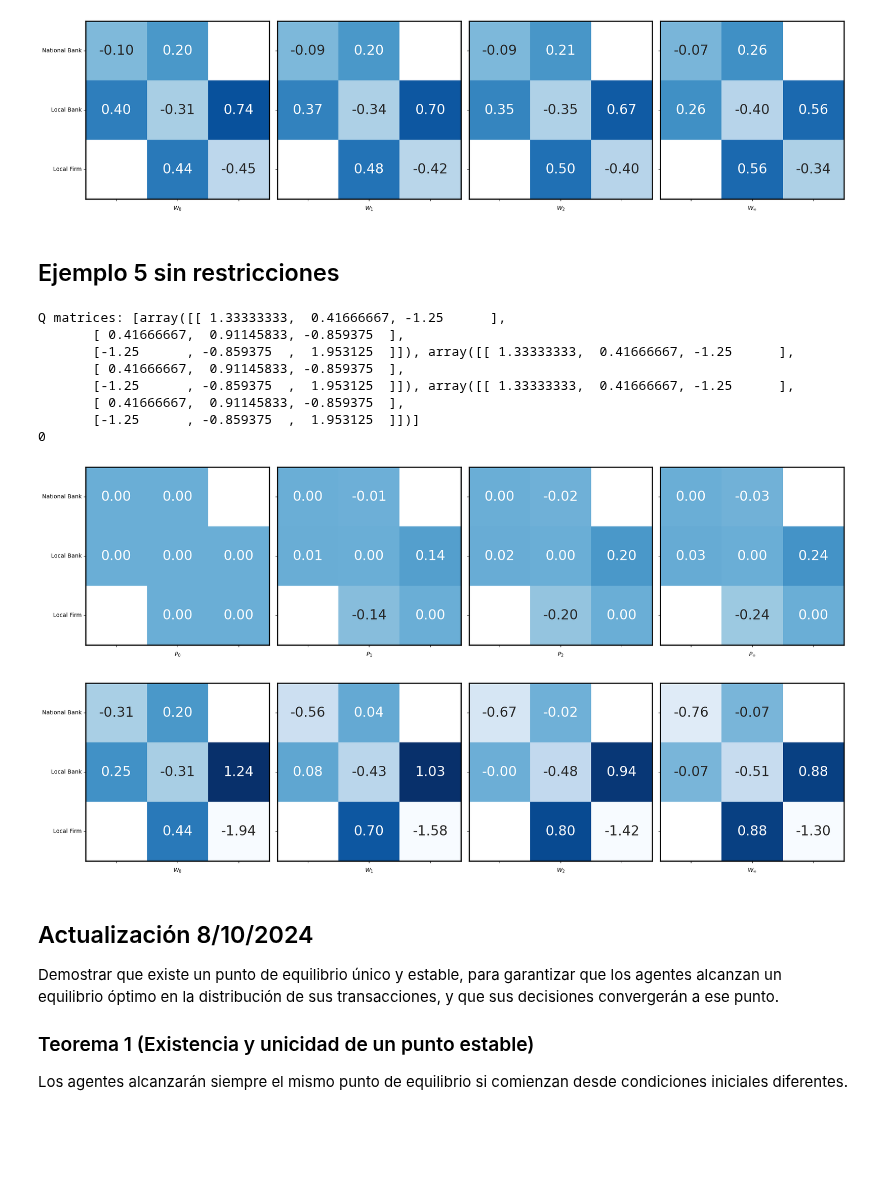
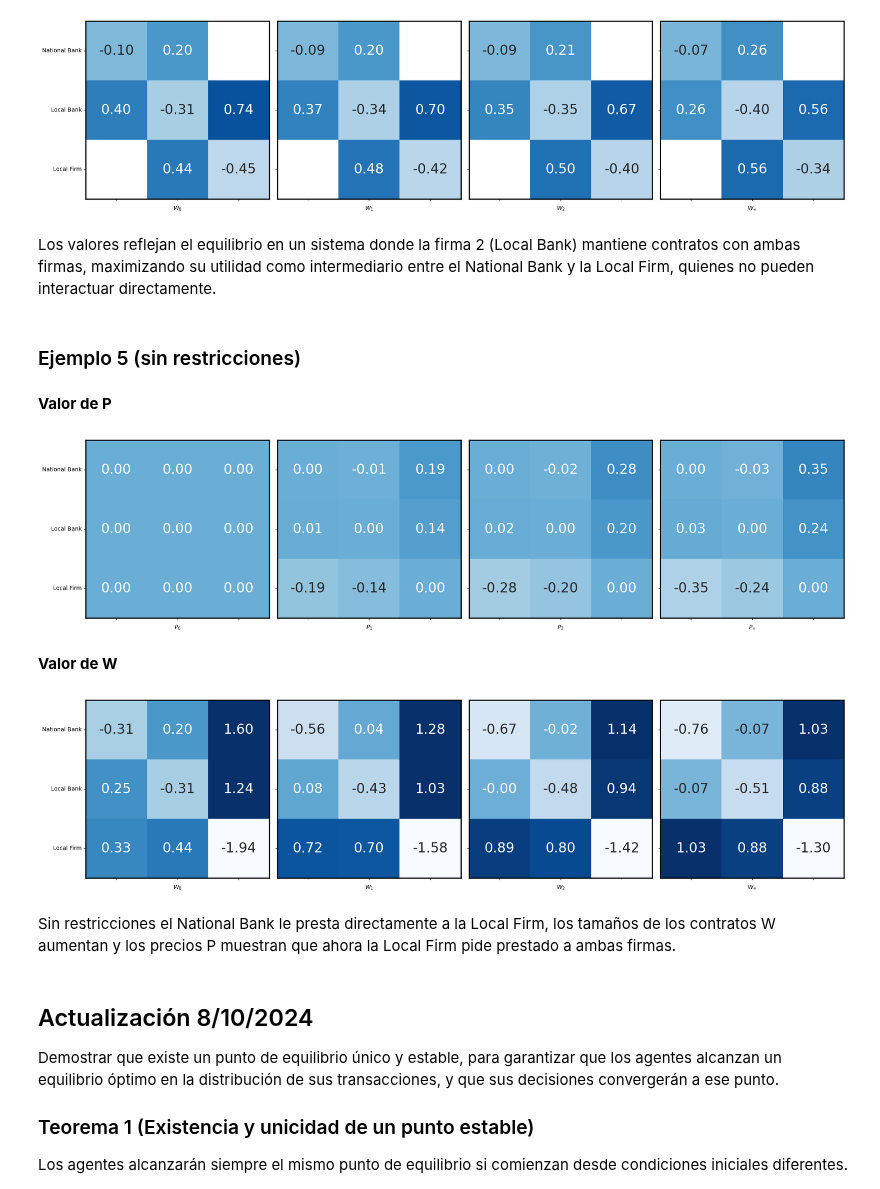
Before and after one commit to ingUANDES/BlockchainAdoption, a Jupyter notebook: code/Financial_Networks_Stability.ipynb, the cells around one changed output. Cells and saved outputs as stored; diff of their text form; code cells hidden in the pictures; blank space fills up the shorter version.

Commit message:
Ejemplo 5 con y sin restricciones

```diff
--- a/code/Financial_Networks_Stability.ipynb
+++ b/code/Financial_Networks_Stability.ipynb
@@ -216,7 +220,7 @@ def run_price_dynamics(sigma_shared, mean_matrix, prohibited_edges_tuples = [],
     prohibition_matrices = construct_prohibition_matrices(n, prohibited_edges_tuples)
     Q_matrices_list = construct_q_matrices([sigma_shared.copy() for _ in range(n)], prohibition_matrices,
                                           Gamma=Gamma)
-    print(f'Q matrices: {Q_matrices_list}')
+    #print(f'Q matrices: {Q_matrices_list}')
     P_current = np.zeros_like(sigma_shared)
     # sinv = np.linalg.inv(sigma_shared)
     W_current = opt_w_with_edge_constraints(Q_matrices_list, mean_matrix, P_current)
@@ -230,7 +234,9 @@ def run_price_dynamics(sigma_shared, mean_matrix, prohibited_edges_tuples = [],
         W_current, P_current = run_price_dyanmics_one_step(Q_matrices_list, mean_matrix, P_current, prohibited_edges_tuples, eta = eta)
         W_list.append(W_current)
         P_list.append(P_current)
-        if idx % 500 == 0:
-            print(idx)
+        #if idx % 500 == 0:
+            #print(idx)
         # print(f'At step {_}')
     return W_list, P_list
+
+pairwise_negotiations_recompute = True
@@ -386,30 +384,41 @@ plt.tight_layout()
 # plt.savefig('../figs/w_side_by_side.eps', format='eps', dpi=700)
 # %% [output]
 [figure]
+# %% [markdown]
+Los valores reflejan el equilibrio en un sistema donde la firma 2 (Local Bank) mantiene contratos con ambas firmas, maximizando su utilidad como intermediario entre el National Bank y la Local Firm, quienes no pueden interactuar directamente.
 # %% [markdown]
-## Ejemplo 5 sin restricciones
+### Ejemplo 5 (sin restricciones)
-# %%
-W_list, P_list = run_price_dynamics(cov_mat,
-                                    mean_mat,
-                                    [], eta = 0.5, #poner '(0,2)' dentro de los corchetes para replicar el ejemplo 5 o dejarlo vacío para que no existan restricciones
-                                    Gamma = gamma_mat,
-                                    num_iterations=500
-                                   )
-# %% [output]
-Q matrices: [array([[ 1.33333333,  0.41666667, -1.25      ],
-       [ 0.41666667,  0.91145833, -0.859375  ],
-       [-1.25      , -0.859375  ,  1.953125  ]]), array([[ 1.33333333,  0.41666667, -1.25      ],
-       [ 0.41666667,  0.91145833, -0.859375  ],
-       [-1.25      , -0.859375  ,  1.953125  ]]), array([[ 1.33333333,  0.41666667, -1.25      ],
-       [ 0.41666667,  0.91145833, -0.859375  ],
-       [-1.25      , -0.859375  ,  1.953125  ]])]
-0
+# %%
+if pairwise_negotiations_recompute:
+    cov_mat = np.array([
+        [1.0, 0.25, 0.75],
+        [0.25, 1.0, 0.6],
+        [0.75, 0.6, 1.0]
+    ])
+
+    mean_mat = np.array([
+        [0.0, 0.9, 0.9],
+        [0.75, 0.0, 0.95],
+        [0.5, 0.8, 0.0]
+    ])
+    gamma_mat = np.eye(3)
+
+P_current = np.zeros_like(cov_mat)
+
+W_list, P_list = run_price_dynamics(cov_mat,
+                                    mean_mat,
+                                    [], eta = 0.5, #corchetes vacíos para que no existan restricciones
+                                    Gamma = gamma_mat,
+                                    num_iterations=500
+                                   )
+# %% [markdown]
+**Valor de P**
 # %%
 fig, axes = plt.subplots(1, 4, figsize=(20, 5))
 
-mask = [[False, False,  True],
+mask = [[False, False,  False],
        [False, False, False],
-       [ True, False, False]]
+       [ False, False, False]]
 
 global_min = -1.0
 global_max = 1.0
@@ -457,7 +466,9 @@ axes[3].set_xlabel(r'$P_\infty$')
 plt.tight_layout()
 # plt.savefig('../figs/prices_side_by_side.eps', format='eps', dpi=700)
 # %% [output]
-[figure, old version]
+[figure, new version]
+# %% [markdown]
+**Valor de W**
 # %%
 fig, axes = plt.subplots(1, 4, figsize=(20, 5))
 
@@ -469,9 +480,9 @@ global_max = 1.0
 #     ("X", 0, 2),  # (text, row, column)
 #     ("X", 2, 0),
 # ]
-mask = [[False, False,  True],
+mask = [[False, False,  False],
        [False, False, False],
-       [ True, False, False]]
+       [ False, False, False]]
 
 for i, ax in enumerate(axes):
     data_with_mask = np.where(mask, np.nan, W_list[index_set[i]])
@@ -489,34 +500,36 @@ for i, ax in enumerate(axes):
     #                 fontsize=80, ha='center', va='center')
 
 
 # Create arrows from 0 to 1 and 1 to 2
 arrowprops = dict(facecolor='black', shrink=0.05)
 
 
 # Remove y-axis labels for the second and third subplots
 axes[1].set_yticklabels([])
 axes[2].set_yticklabels([])
 axes[3].set_yticklabels([])
 
 axes[0].set_yticklabels([
     'National Bank', 'Local Bank', 'Local Firm'
 ], rotation=0
 )
 
 axes[1].set_xticklabels([])
 axes[2].set_xticklabels([])
 axes[0].set_xticklabels([])
 axes[3].set_xticklabels([])
 
 for i in range(3):
     axes[i].set_xlabel(fr'$W_{{{index_set[i]}}}$')
 axes[3].set_xlabel(r'$W_\infty$')
 
 # Adjust subplot spacing
 plt.tight_layout()
 # plt.savefig('../figs/w_side_by_side.eps', format='eps', dpi=700)
 # %% [output]
-[figure, old version]
+[figure, new version]
+# %% [markdown]
+Sin restricciones el National Bank le presta directamente a la Local Firm, los tamaños de los contratos W aumentan y los precios P muestran que ahora la Local Firm pide prestado a ambas firmas.
 # %% [markdown]
 ## Actualización 8/10/2024
 
```
Also changed, not shown: parts of 13 cells of this notebook, 10 other files.
